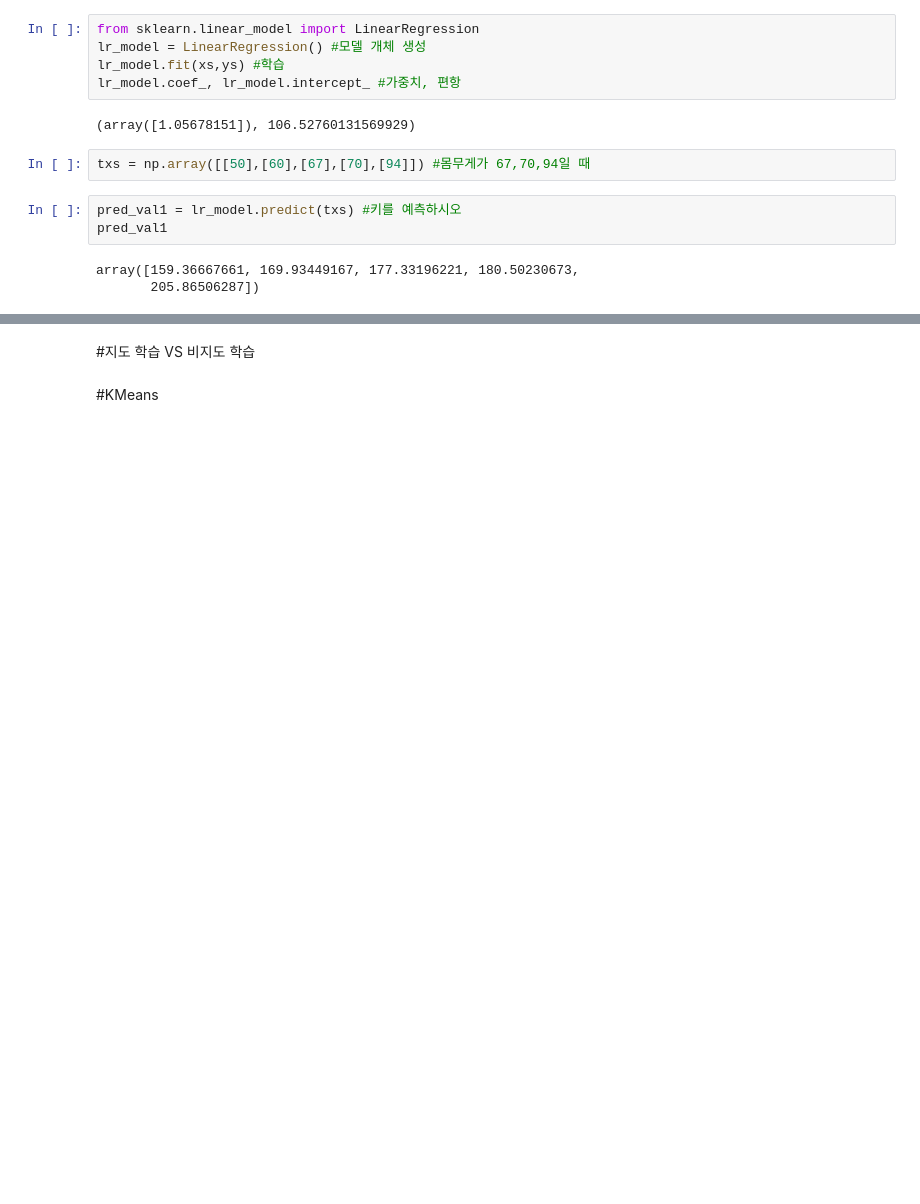
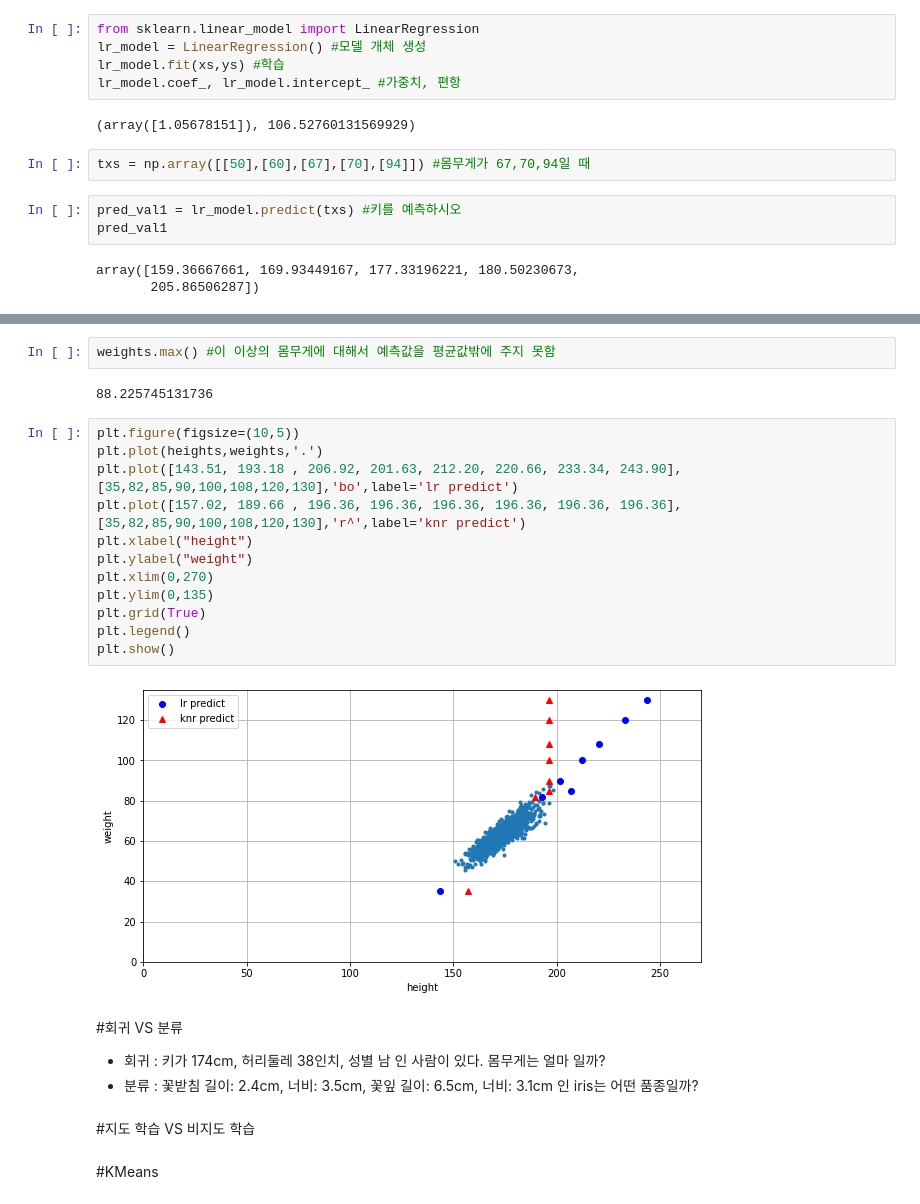
Before and after one commit to serinss/seSAC_Python_Class, a Jupyter notebook: 통계데이터분석_선형회귀_VS_KNN회귀.ipynb, the cells around one changed output, grey strips where cells are left out. Saved outputs shown, nothing was run; the diff lists cells and outputs as text; blank space fills up the shorter version.

```diff
--- a/통계데이터분석_선형회귀_VS_KNN회귀.ipynb
+++ b/통계데이터분석_선형회귀_VS_KNN회귀.ipynb
@@ -72,3 +139,25 @@ array([159.36667661, 169.93449167, 177.33196221, 180.50230673,
+# %%
+weights.max() #이 이상의 몸무게에 대해서 예측값을 평균값밖에 주지 못함
+# %% [output]
+88.225745131736
+# %%
+plt.figure(figsize=(10,5))
+plt.plot(heights,weights,'.')
+plt.plot([143.51, 193.18 , 206.92, 201.63, 212.20, 220.66, 233.34, 243.90],[35,82,85,90,100,108,120,130],'bo',label='lr predict')
+plt.plot([157.02, 189.66 , 196.36, 196.36, 196.36, 196.36, 196.36, 196.36],[35,82,85,90,100,108,120,130],'r^',label='knr predict')
+plt.xlabel("height")
+plt.ylabel("weight")
+plt.xlim(0,270)
+plt.ylim(0,135)
+plt.grid(True)
+plt.legend()
+plt.show()
+# %% [output]
+[figure, added]
+# %% [markdown]
+#회귀 VS 분류
+- 회귀 : 키가 174cm, 허리둘레 38인치, 성별 남 인 사람이 있다. 몸무게는 얼마 일까?
+- 분류 : 꽃받침 길이: 2.4cm, 너비: 3.5cm, 꽃잎 길이: 6.5cm, 너비: 3.1cm  인 iris는 어떤 품종일까?
 # %% [markdown]
 #지도 학습 VS 비지도 학습
 # %% [markdown]
```
Also changed, not shown: parts of 16 cells of this notebook.
